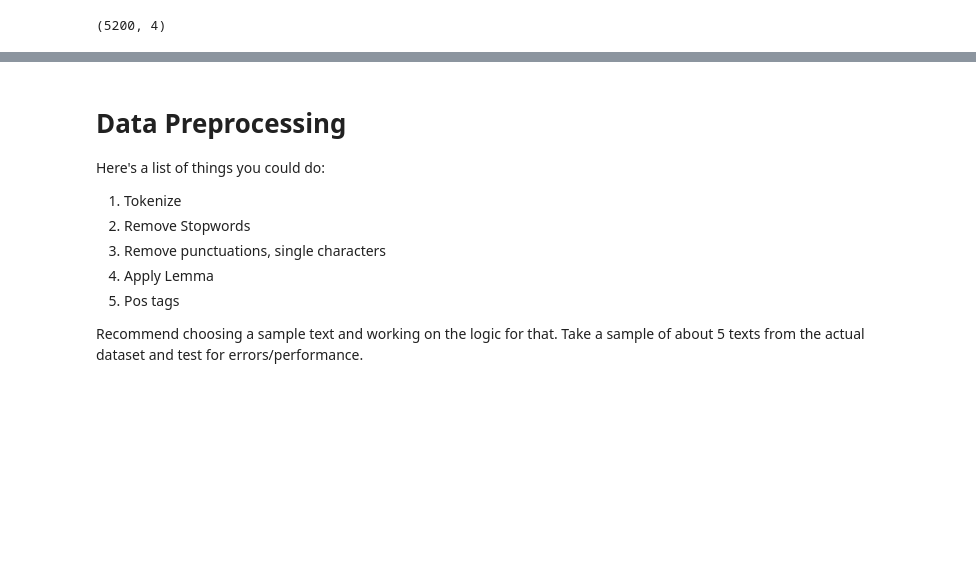
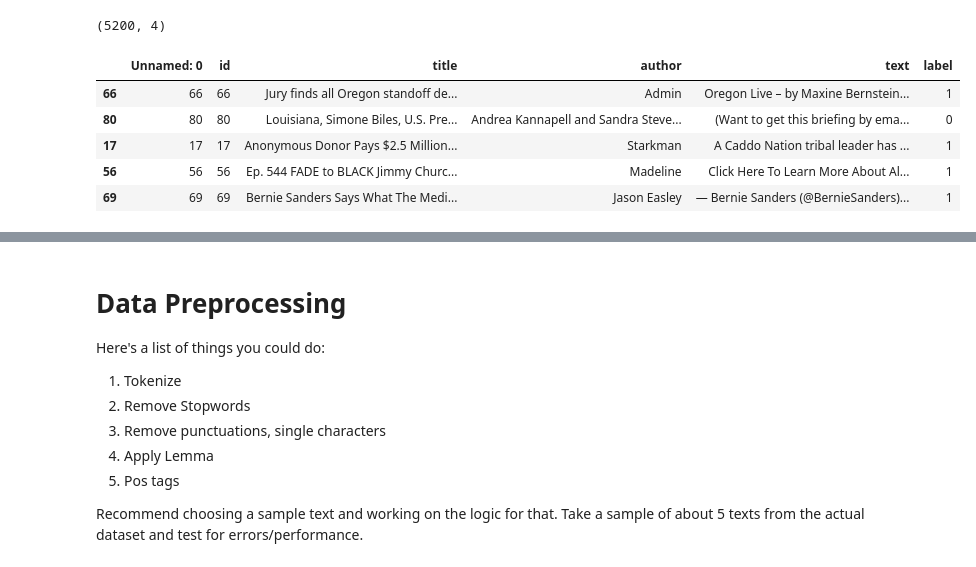
Before and after one commit to royn5618/Talks_Resources, a Jupyter notebook: DSCF_NLP_Workshop_Day_2_Workbook.ipynb, the cells around one changed output, grey strips where cells are left out. Drawn from its saved outputs; the diff is of its cells as text; code cells hidden in the pictures; blank space fills up the shorter version.

```diff
--- a/DSCF_NLP_Workshop_Day_2_Workbook.ipynb
+++ b/DSCF_NLP_Workshop_Day_2_Workbook.ipynb
@@ -68,8 +75,15 @@ test_df.shape
 # %%
 # View Data Sample
 # Use df.sample(n=X)
 
-train_df.sample
+train_df.sample(n=5)
+# %% [output]
+|  | Unnamed: 0 | id | title | author | text | label |
+| 66 | 66 | 66 | Jury finds all Oregon standoff de... | Admin | Oregon Live – by Maxine Bernstein... | 1 |
+| 80 | 80 | 80 | Louisiana, Simone Biles, U.S. Pre... | Andrea Kannapell and Sandra Steve... | (Want to get this briefing by ema... | 0 |
+| 17 | 17 | 17 | Anonymous Donor Pays $2.5 Million... | Starkman | A Caddo Nation tribal leader has ... | 1 |
+| 56 | 56 | 56 | Ep. 544 FADE to BLACK Jimmy Churc... | Madeline | Click Here To Learn More About Al... | 1 |
+| 69 | 69 | 69 | Bernie Sanders Says What The Medi... | Jason Easley | — Bernie Sanders (@BernieSanders)... | 1 |
 # %%
 # Investigate Null Values
 # Use .info()
```
Also changed, not shown: parts of 9 cells of this notebook.
